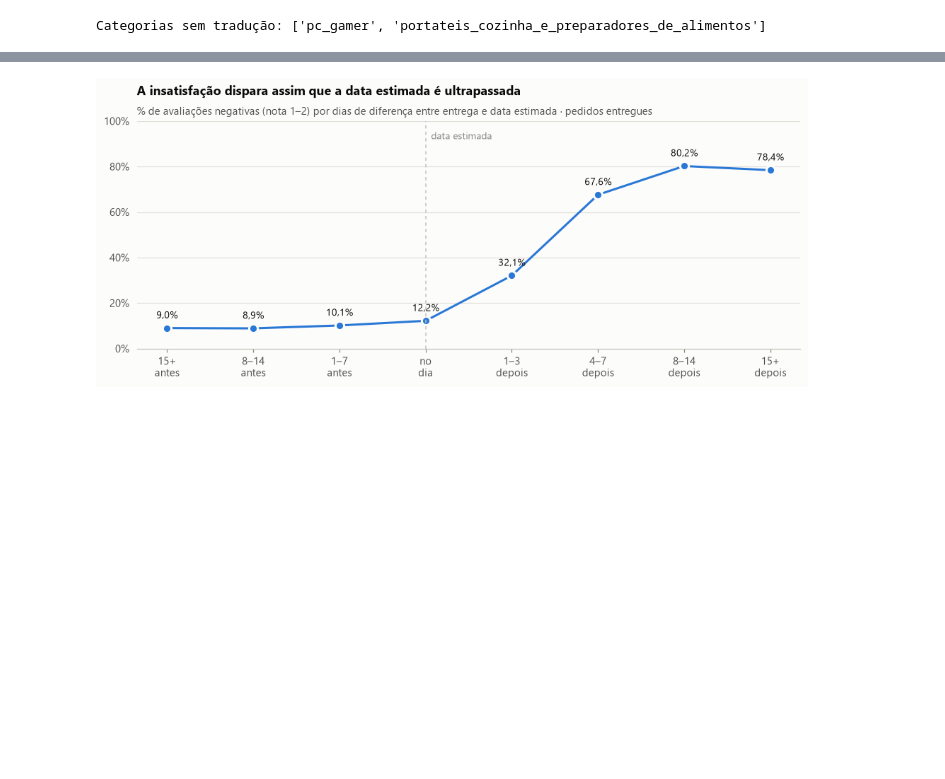
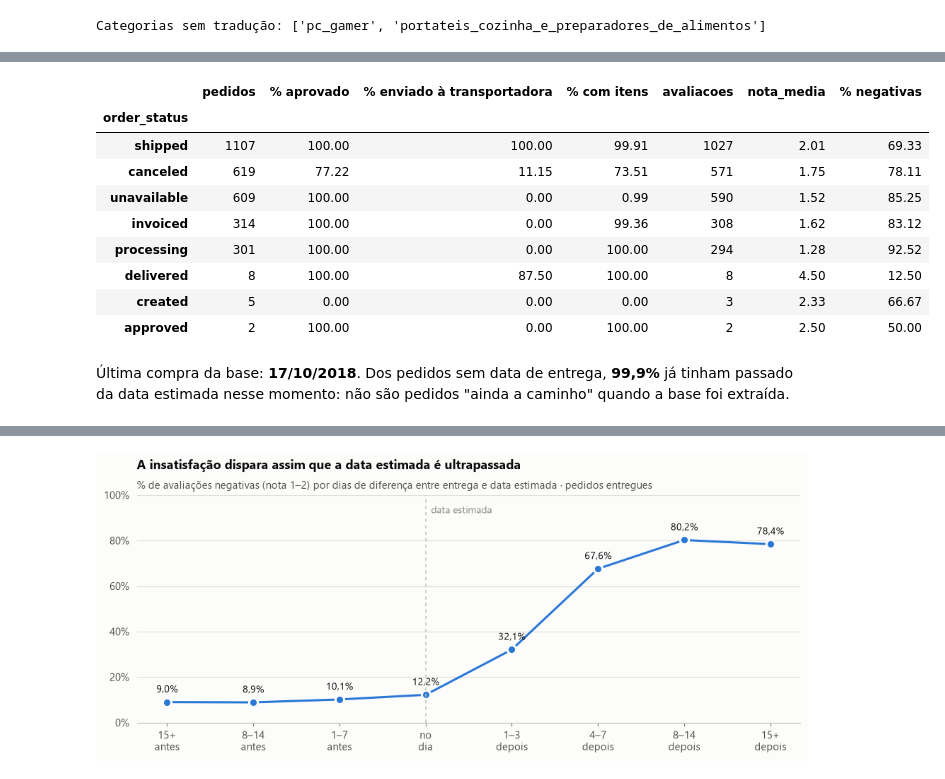
Before and after one commit to Dinaldorc/tech-challenge-fase4, a Jupyter notebook: notebooks/01_eda_avaliacoes.ipynb, the cells around one changed output, grey strips where cells are left out. Cells and saved outputs as stored; diff of their text form; code cells hidden in the pictures; blank space fills up the shorter version.

```diff
--- a/notebooks/01_eda_avaliacoes.ipynb
+++ b/notebooks/01_eda_avaliacoes.ipynb
@@ -489,0 +727,34 @@ no_delivery["order_status"].value_counts().rename("pedidos sem data de entrega")
+# %%
+no_delivery = orders[orders["order_delivered_customer_date"].isna()]
+rv_nd = reviews.drop_duplicates("review_id").merge(no_delivery[["order_id", "order_status"]], on="order_id")
+
+funnel = (no_delivery.groupby("order_status")
+          .agg(pedidos=("order_id", "size"),
+               aprovado=("order_approved_at", lambda s: s.notna().mean() * 100),
+               enviado_transportadora=("order_delivered_carrier_date", lambda s: s.notna().mean() * 100),
+               com_itens=("order_id", lambda s: s.isin(items["order_id"]).mean() * 100))
+          .join(rv_nd.groupby("order_status")
+                .agg(avaliacoes=("review_id", "size"), nota_media=("review_score", "mean"),
+                     negativas=("review_score", lambda s: (s <= 2).mean() * 100)))
+          .sort_values("pedidos", ascending=False))
+display(funnel.rename(columns={"aprovado": "% aprovado", "enviado_transportadora": "% enviado à transportadora",
+                               "com_itens": "% com itens", "negativas": "% negativas"}))
+
+last_purchase = orders["order_purchase_timestamp"].max()
+display(Markdown(
+    f"Última compra da base: **{last_purchase:%d/%m/%Y}**. Dos pedidos sem data de entrega, "
+    f"**{pct((no_delivery['order_estimated_delivery_date'] < last_purchase).sum(), len(no_delivery))}** já tinham "
+    f"passado da data estimada nesse momento: não são pedidos \"ainda a caminho\" quando a base foi extraída."
+))
+# %% [output]
+|  | pedidos | % aprovado | % enviado à transportadora | % com itens | avaliacoes | nota_media | % negativas |
+| order_status |  |  |  |  |  |  |  |
+| shipped | 1107 | 100.00 | 100.00 | 99.91 | 1027 | 2.01 | 69.33 |
+| canceled | 619 | 77.22 | 11.15 | 73.51 | 571 | 1.75 | 78.11 |
+| unavailable | 609 | 100.00 | 0.00 | 0.99 | 590 | 1.52 | 85.25 |
+| invoiced | 314 | 100.00 | 0.00 | 99.36 | 308 | 1.62 | 83.12 |
+| processing | 301 | 100.00 | 0.00 | 100.00 | 294 | 1.28 | 92.52 |
+| delivered | 8 | 100.00 | 87.50 | 100.00 | 8 | 4.50 | 12.50 |
+| created | 5 | 0.00 | 0.00 | 0.00 | 3 | 2.33 | 66.67 |
+| approved | 2 | 100.00 | 0.00 | 100.00 | 2 | 2.50 | 50.00 |
+Última compra da base: **17/10/2018**. Dos pedidos sem data de entrega, **99,9%** já tinham passado da data estimada nesse momento: não são pedidos "ainda a caminho" quando a base foi extraída.
```
Also changed, not shown: parts of 37 cells of this notebook, 2 other files.
